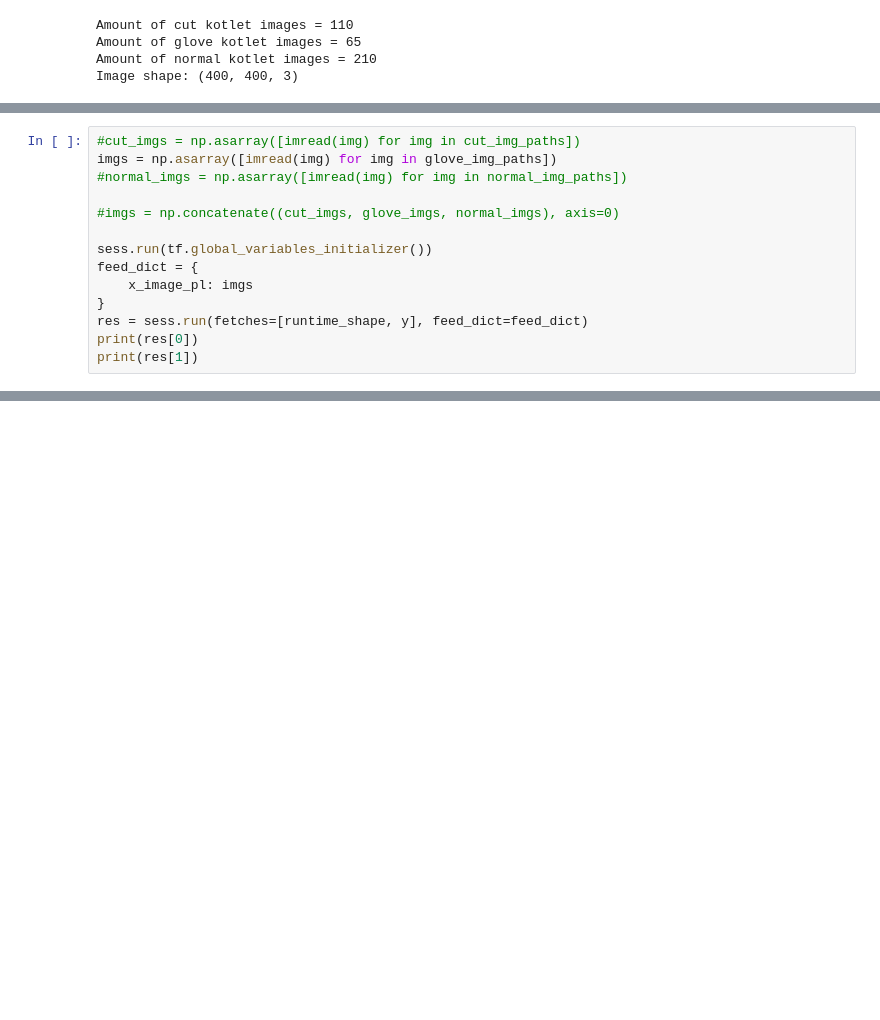
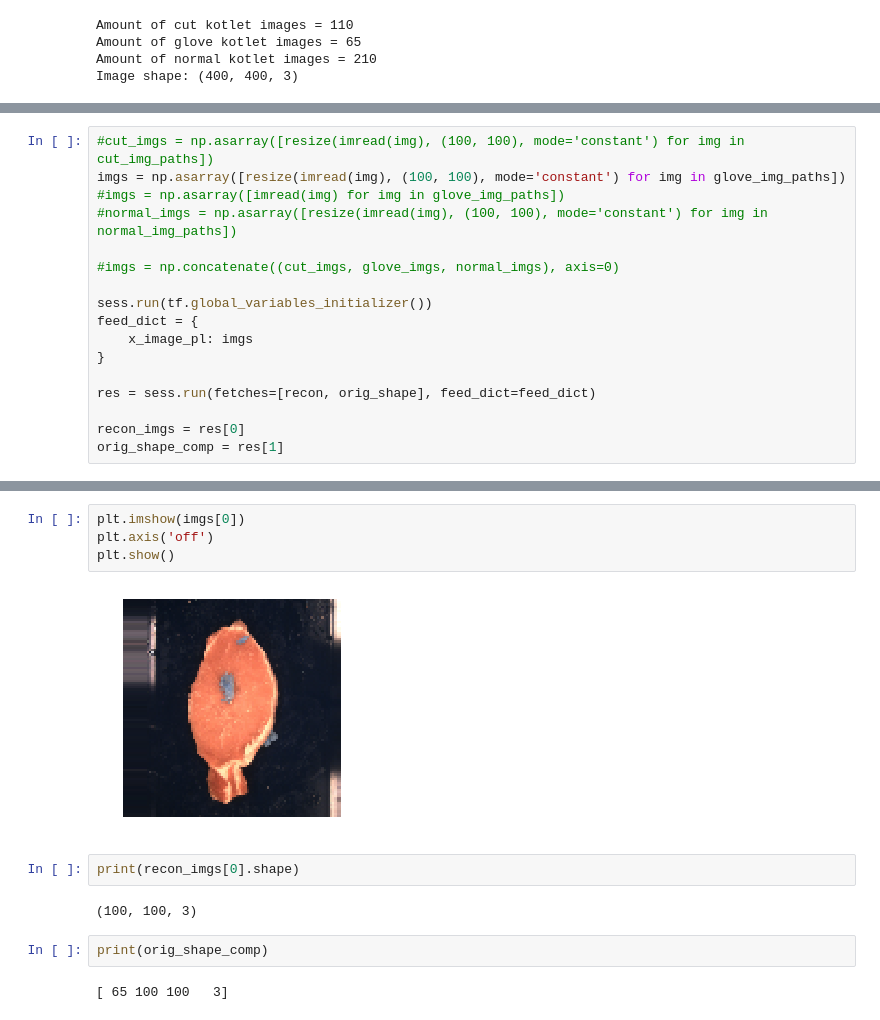
Before and after one commit to oh54/02456-Deep-Learning-project, a Jupyter notebook: exploration.ipynb, the cells around one changed output, grey strips where cells are left out. Saved outputs shown, nothing was run; the diff lists cells and outputs as text; blank space fills up the shorter version.

```diff
--- a/exploration.ipynb
+++ b/exploration.ipynb
@@ -93,9 +94,10 @@ utils.show_graph(tmp_def)
 # %% [output]
 [interactive output not drawn]
 # %%
-#cut_imgs = np.asarray([imread(img) for img in cut_img_paths])
-imgs = np.asarray([imread(img) for img in glove_img_paths])
-#normal_imgs = np.asarray([imread(img) for img in normal_img_paths])
+#cut_imgs = np.asarray([resize(imread(img), (100, 100), mode='constant') for img in cut_img_paths])
+imgs = np.asarray([resize(imread(img), (100, 100), mode='constant') for img in glove_img_paths])
+#imgs = np.asarray([imread(img) for img in glove_img_paths])
+#normal_imgs = np.asarray([resize(imread(img), (100, 100), mode='constant') for img in normal_img_paths])
 
 #imgs = np.concatenate((cut_imgs, glove_imgs, normal_imgs), axis=0)
 
@@ -103,6 +105,8 @@ sess.run(tf.global_variables_initializer())
 feed_dict = {
     x_image_pl: imgs
 }
-res = sess.run(fetches=[runtime_shape, y], feed_dict=feed_dict)
-print(res[0])
-print(res[1])
+
+res = sess.run(fetches=[recon, orig_shape], feed_dict=feed_dict)
+
+recon_imgs = res[0]
+orig_shape_comp = res[1]
@@ -126,0 +133,14 @@ print(res[1])
+# %%
+plt.imshow(imgs[0])
+plt.axis('off')
+plt.show()
+# %% [output]
+[figure, added]
+# %%
+print(recon_imgs[0].shape)
+# %% [output]
+(100, 100, 3)
+# %%
+print(orig_shape_comp)
+# %% [output]
+[ 65 100 100   3]
```
Also changed, not shown: parts of 10 cells of this notebook.
